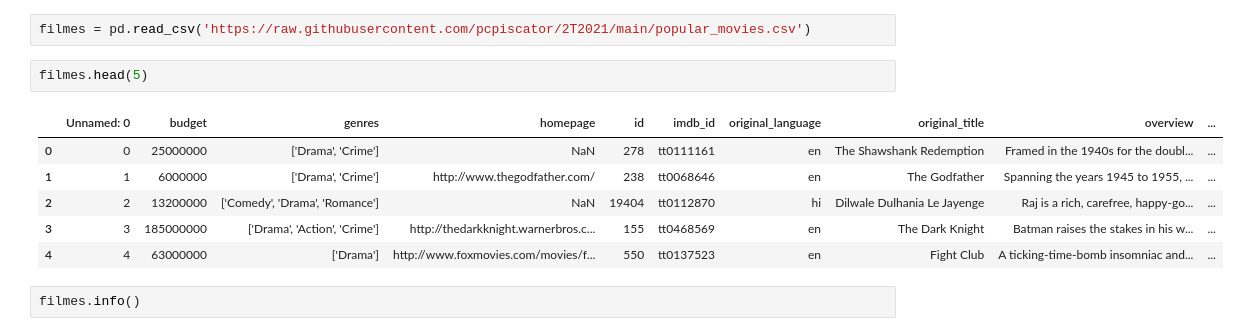
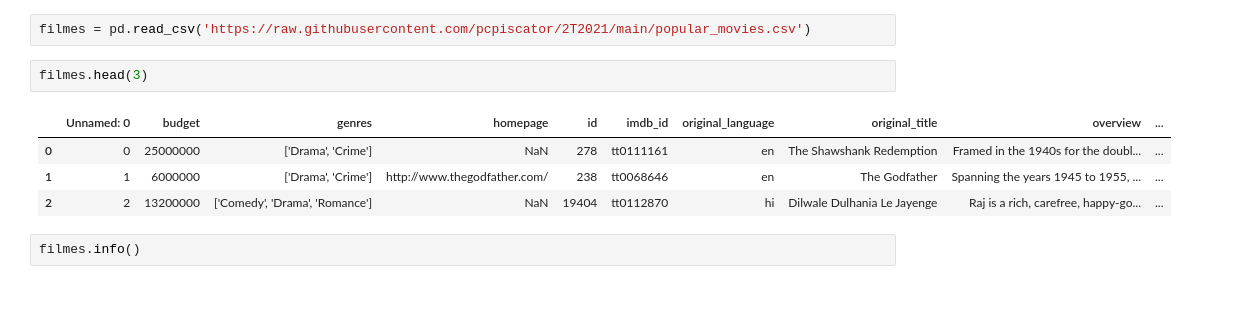
Before and after one commit to pcpiscator/2T2021, a Jupyter notebook: Cópia_de_Furg_ECD_Machine_Learning_II_Semana_06_Sistemas_de_recomendação_I.ipynb, the cells around one changed output. Drawn from its saved outputs; the diff is of its cells as text; blank space fills up the shorter version.

```diff
--- a/Cópia_de_Furg_ECD_Machine_Learning_II_Semana_06_Sistemas_de_recomendação_I.ipynb
+++ b/Cópia_de_Furg_ECD_Machine_Learning_II_Semana_06_Sistemas_de_recomendação_I.ipynb
@@ -39,14 +39,12 @@ A versão condensada contém a maioria dos metadados sobre os 4.606 filmes mais
 # %%
 filmes = pd.read_csv('https://raw.githubusercontent.com/pcpiscator/2T2021/main/popular_movies.csv')
 # %%
-filmes.head(5)
+filmes.head(3)
 # %% [output]
 |  | Unnamed: 0 | budget | genres | homepage | id | imdb_id | original_language | original_title | overview | ... |
 | 0 | 0 | 25000000 | ['Drama', 'Crime'] | NaN | 278 | tt0111161 | en | The Shawshank Redemption | Framed in the 1940s for the doubl... | ... |
 | 1 | 1 | 6000000 | ['Drama', 'Crime'] | http://www.thegodfather.com/ | 238 | tt0068646 | en | The Godfather | Spanning the years 1945 to 1955, ... | ... |
 | 2 | 2 | 13200000 | ['Comedy', 'Drama', 'Romance'] | NaN | 19404 | tt0112870 | hi | Dilwale Dulhania Le Jayenge | Raj is a rich, carefree, happy-go... | ... |
-| 3 | 3 | 185000000 | ['Drama', 'Action', 'Crime'] | http://thedarkknight.warnerbros.c... | 155 | tt0468569 | en | The Dark Knight | Batman raises the stakes in his w... | ... |
-| 4 | 4 | 63000000 | ['Drama'] | http://www.foxmovies.com/movies/f... | 550 | tt0137523 | en | Fight Club | A ticking-time-bomb insomniac and... | ... |
 # %%
 filmes.info()
 # %% [output]
```
Also changed, not shown: parts of 30 cells of this notebook.
